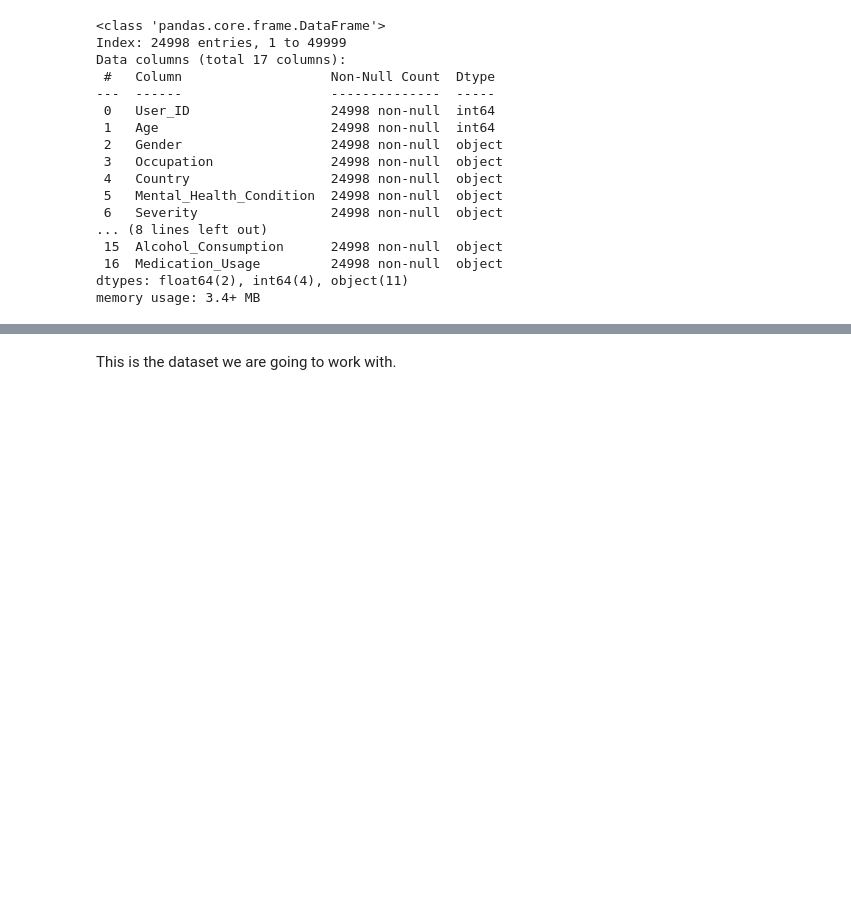
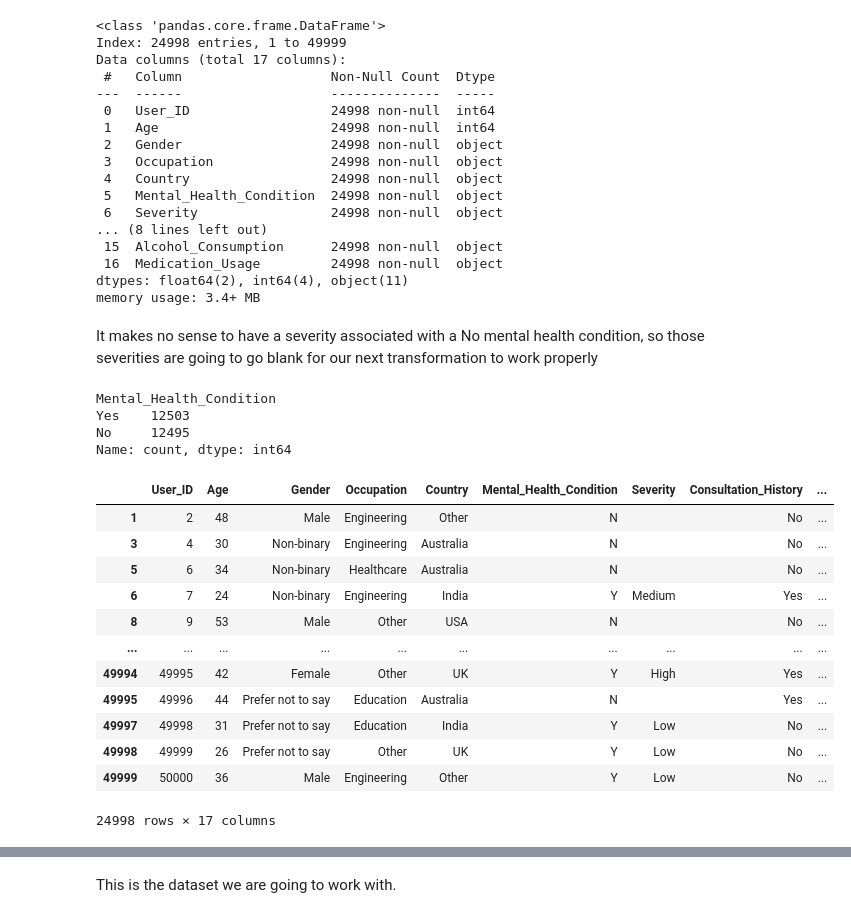
Before and after one commit to DanielMelo46/Machine_Learning-_Term_Project, a Jupyter notebook: Term Project/project.ipynb, the cells around one changed output, grey strips where cells are left out. Cells and saved outputs as stored; diff of their text form; code cells hidden in the pictures; blank space fills up the shorter version.

```diff
--- a/Term Project/project.ipynb
+++ b/Term Project/project.ipynb
@@ -108,3 +111,30 @@ Data columns (total 17 columns):
  16  Medication_Usage         24998 non-null  object
 dtypes: float64(2), int64(4), object(11)
 memory usage: 3.4+ MB
+# %% [markdown]
+It makes no sense to have a severity associated with a No mental health condition, so those severities are going to go blank for our next transformation to work properly
+# %%
+df[LABEL].value_counts()
+# %% [output]
+Mental_Health_Condition
+Yes    12503
+No     12495
+Name: count, dtype: int64
+# %%
+df['Mental_Health_Condition'] = df[LABEL].map({'Yes': 'Y', 'No': 'N'})
+df['Severity'] = df.apply(lambda row : '' if row[LABEL] == 'N' else row['Severity'], axis = 1)
+df
+# %% [output]
+|  | User_ID | Age | Gender | Occupation | Country | Mental_Health_Condition | Severity | Consultation_History | ... |
+| 1 | 2 | 48 | Male | Engineering | Other | N |  | No | ... |
+| 3 | 4 | 30 | Non-binary | Engineering | Australia | N |  | No | ... |
+| 5 | 6 | 34 | Non-binary | Healthcare | Australia | N |  | No | ... |
+| 6 | 7 | 24 | Non-binary | Engineering | India | Y | Medium | Yes | ... |
+| 8 | 9 | 53 | Male | Other | USA | N |  | No | ... |
+| ... | ... | ... | ... | ... | ... | ... | ... | ... | ... |
+| 49994 | 49995 | 42 | Female | Other | UK | Y | High | Yes | ... |
+| 49995 | 49996 | 44 | Prefer not to say | Education | Australia | N |  | Yes | ... |
+| 49997 | 49998 | 31 | Prefer not to say | Education | India | Y | Low | No | ... |
+| 49998 | 49999 | 26 | Prefer not to say | Other | UK | Y | Low | No | ... |
+| 49999 | 50000 | 36 | Male | Engineering | Other | Y | Low | No | ... |
+24998 rows × 17 columns
```
Also changed, not shown: parts of 6 cells of this notebook.
